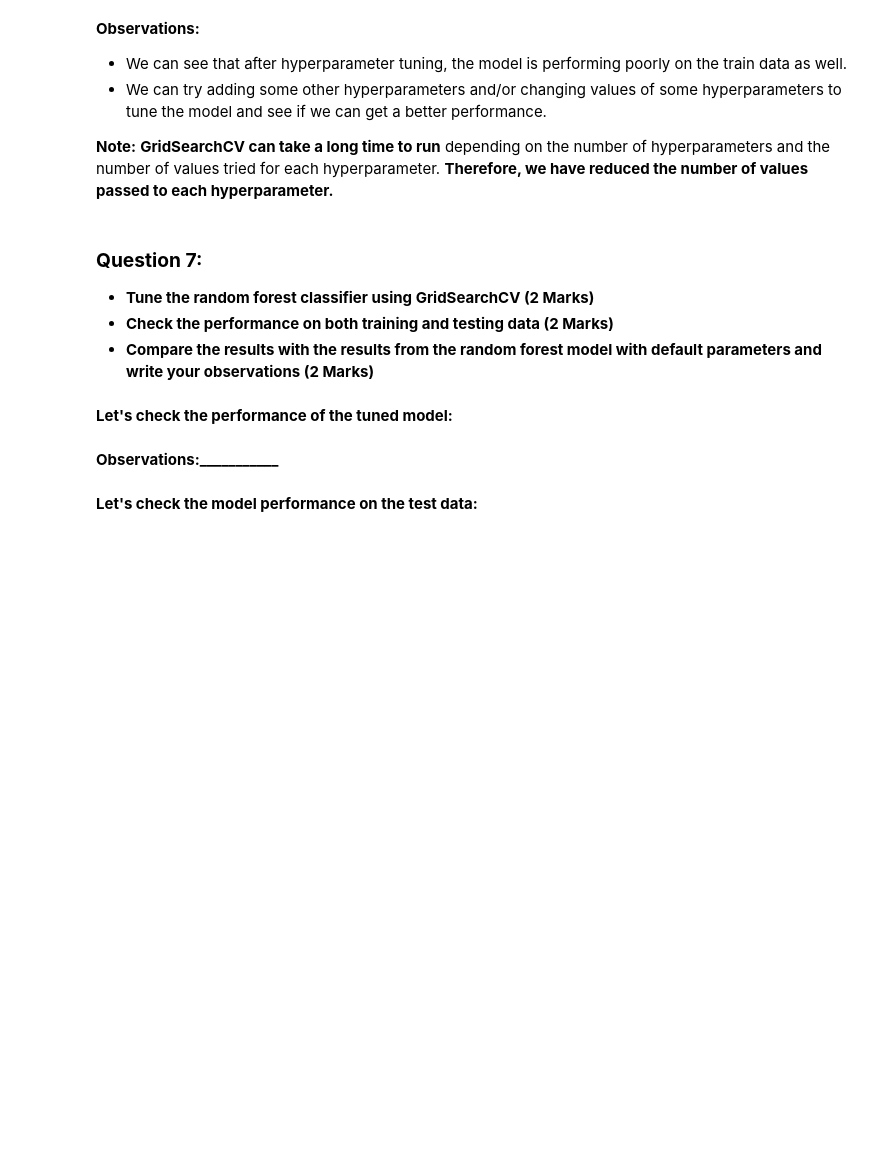
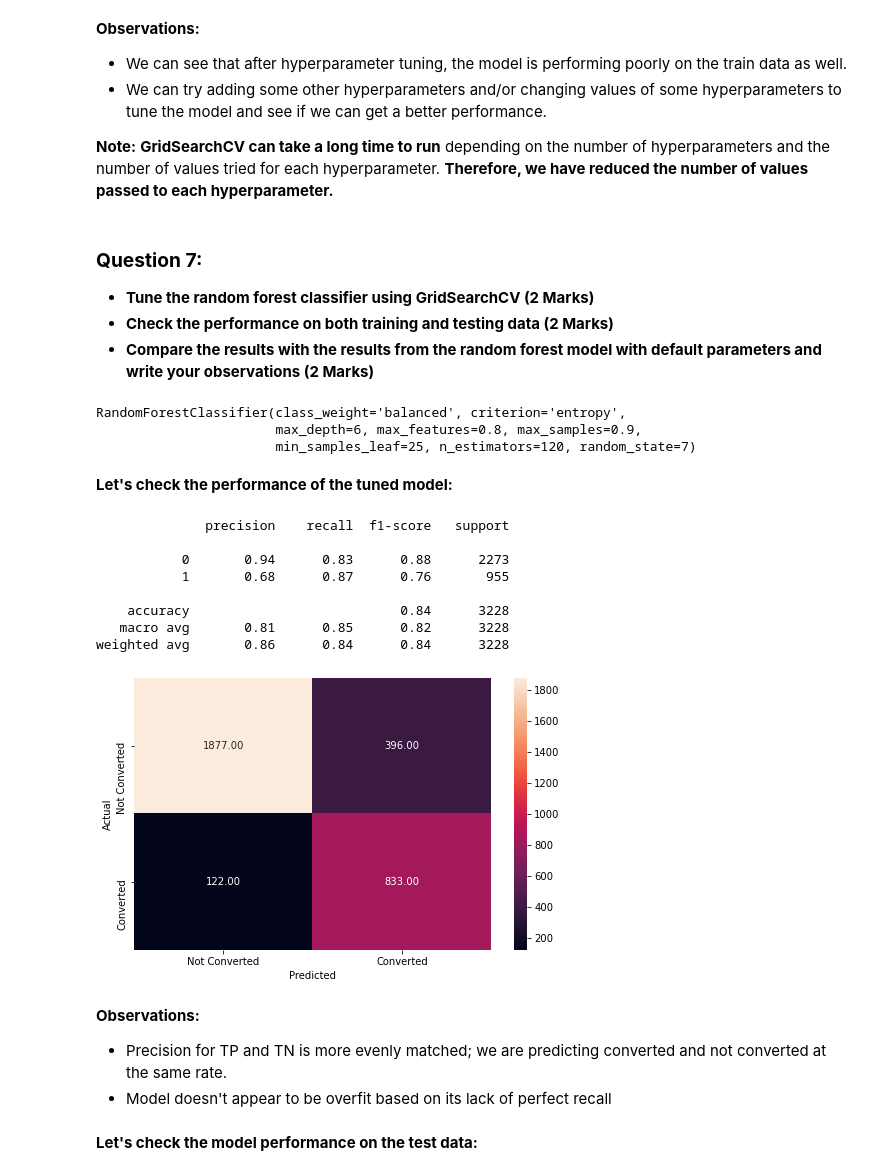
Before and after one commit to bluerunningshoes/MIT_Foundations_Of_Data_Science, a Jupyter notebook: Practical Data Science/Learner_Notebook_Classification_PDS.ipynb, the cells around one changed output. Saved outputs shown, nothing was run; the diff lists cells and outputs as text; code cells hidden in the pictures; blank space fills up the shorter version.

```diff
--- a/Practical Data Science/Learner_Notebook_Classification_PDS.ipynb
+++ b/Practical Data Science/Learner_Notebook_Classification_PDS.ipynb
@@ -655,22 +767,38 @@ parameters = {"n_estimators": [110, 120],
 scorer = metrics.make_scorer(recall_score, pos_label=1)
 
 # Run the grid search on the training data using scorer=scorer and cv=5
-grid_obj = __________________
-grid_obj = __________________
+grid_obj = GridSearchCV(rf_estimator_tuned, parameters, scoring=scorer, cv=5)
+grid_obj = grid_obj.fit(X_train, y_train)
 
 # Save the best estimator to variable rf_estimator_tuned
-rf_estimator_tuned = ________________
+rf_estimator_tuned = grid_obj.best_estimator_
 
 #Fit the best estimator to the training data
-rf_estimator_tuned.______________
+rf_estimator_tuned.fit(X_train, y_train)
+# %% [output]
+RandomForestClassifier(class_weight='balanced', criterion='entropy',
+                       max_depth=6, max_features=0.8, max_samples=0.9,
+                       min_samples_leaf=25, n_estimators=120, random_state=7)
 # %% [markdown]
 **Let's check the performance of the tuned model:**
 # %%
 #Checking performance on the training data
-y_pred_train5 = ______________
-_________________
+y_pred_train5 = rf_estimator_tuned.predict(X_train)
+metrics_score(y_train, y_pred_train5)
+# %% [output]
+              precision    recall  f1-score   support
+
+           0       0.94      0.83      0.88      2273
+           1       0.68      0.87      0.76       955
+
+    accuracy                           0.84      3228
+   macro avg       0.81      0.85      0.82      3228
+weighted avg       0.86      0.84      0.84      3228
+[figure, added]
-# %% [markdown]
-**Observations:___________**
+# %% [markdown]
+**Observations:**
+* Precision for TP and TN is more evenly matched; we are predicting converted and not converted at the same rate.
+* Model doesn't appear to be overfit based on its lack of perfect recall
 # %% [markdown]
 **Let's check the model performance on the test data:**
 # %%
```
Also changed, not shown: parts of 36 cells of this notebook, 26 other files.
